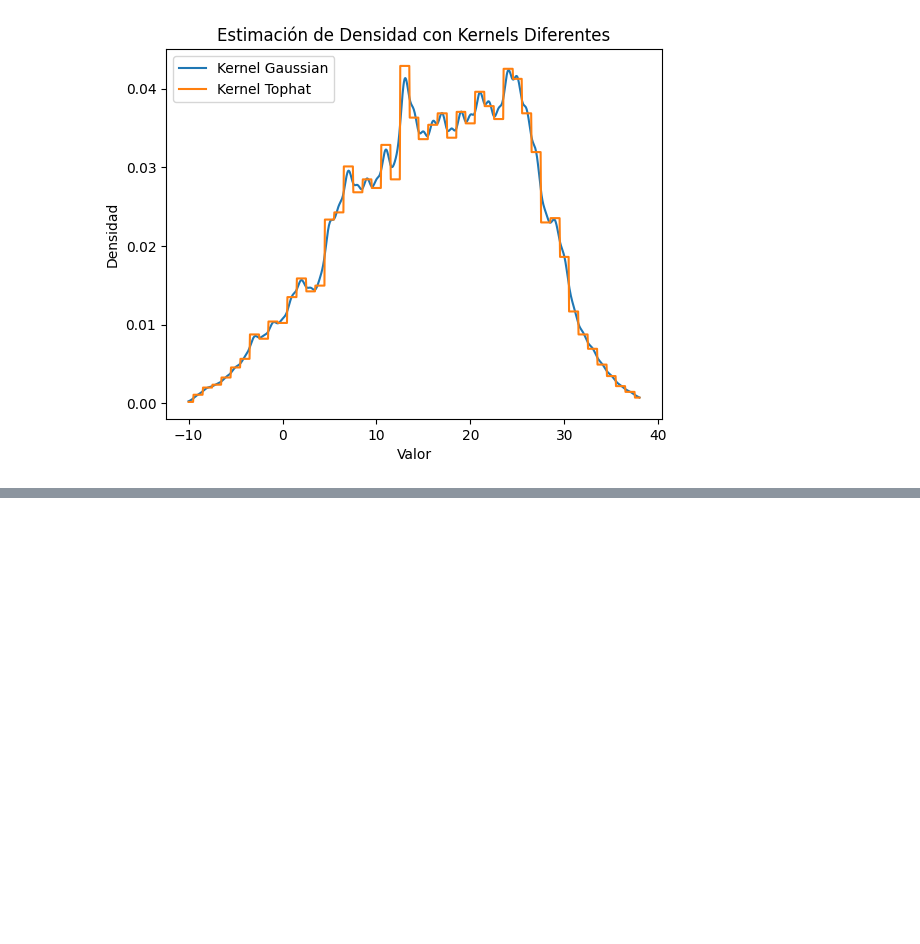
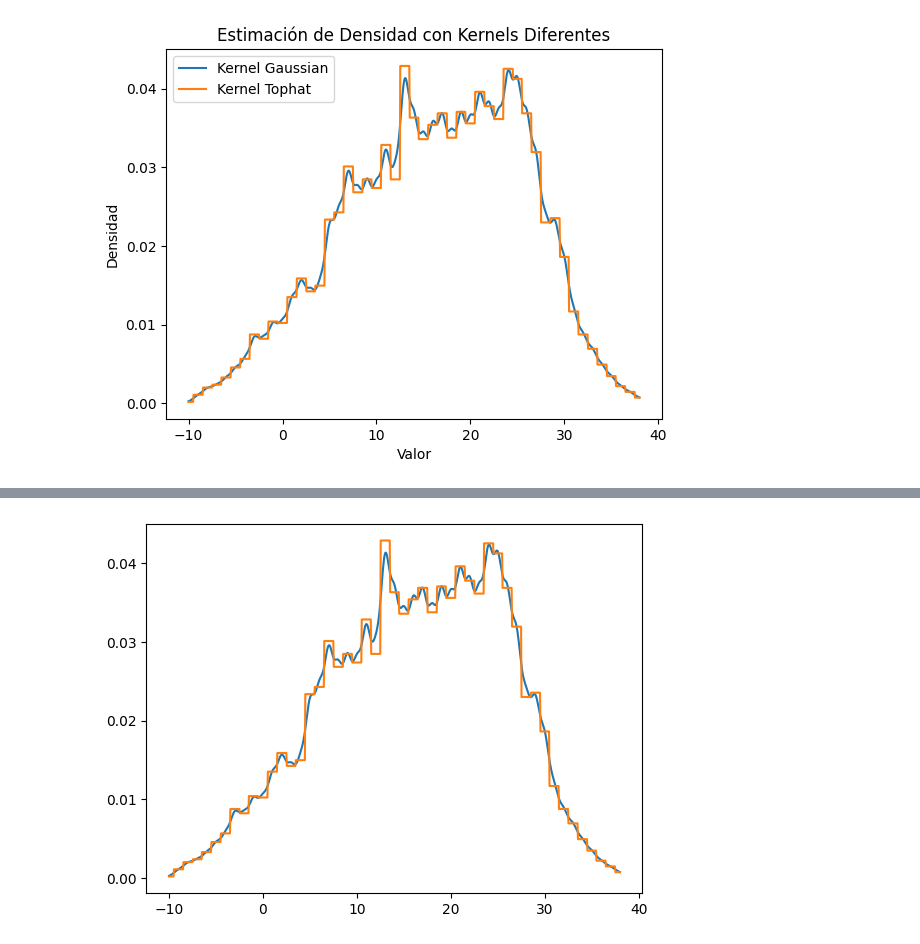
Before and after one commit to stijopa/ENP_Taller_2, a Jupyter notebook: Taller_2.ipynb, the cells around one changed output, grey strips where cells are left out. Cells and saved outputs as stored; diff of their text form; code cells hidden in the pictures; blank space fills up the shorter version.

```diff
--- a/Taller_2.ipynb
+++ b/Taller_2.ipynb
@@ -109,0 +125,4 @@ En resumen, el ancho de banda en la estimación de densidad es un parámetro imp
+# %%
+# Supongamos que tienes una lista de temperaturas
+#temperaturas = [25, 28, 30, 32, 33, 35, 36, 38, 40]
+data = df['alava5'].values
@@ -109,0 +174,11 @@ En resumen, el ancho de banda en la estimación de densidad es un parámetro imp
+# %%
+#data = df['temperaturas'].values
+x = np.linspace(data.min(), data.max(), 1000)
+kernels = ['gaussian', 'tophat']
+# %%
+for kernel in kernels:
+    kde = KernelDensity(kernel=kernel, bandwidth=0.5).fit(data[:, None])
+    log_dens = kde.score_samples(x[:, None])
+    plt.plot(x, np.exp(log_dens), label=f'Kernel {kernel.capitalize()}')
+# %% [output]
+[figure, added]
```
Also changed, not shown: parts of 16 cells of this notebook.
